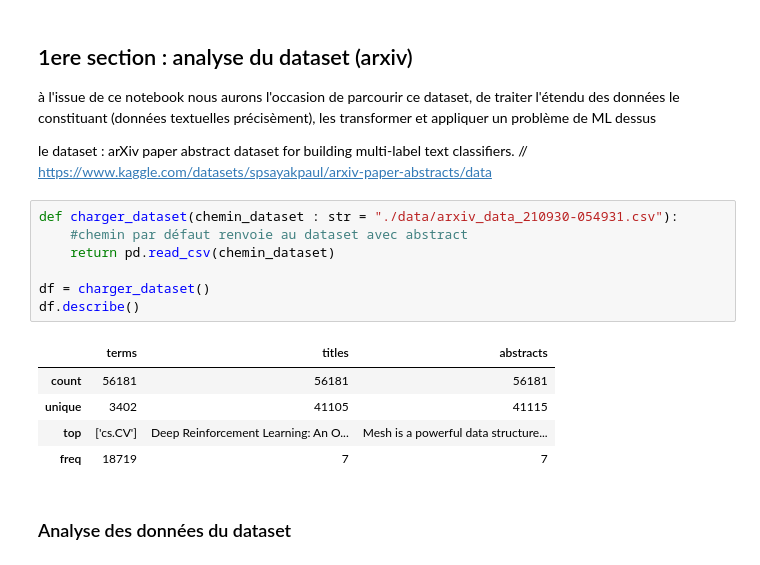
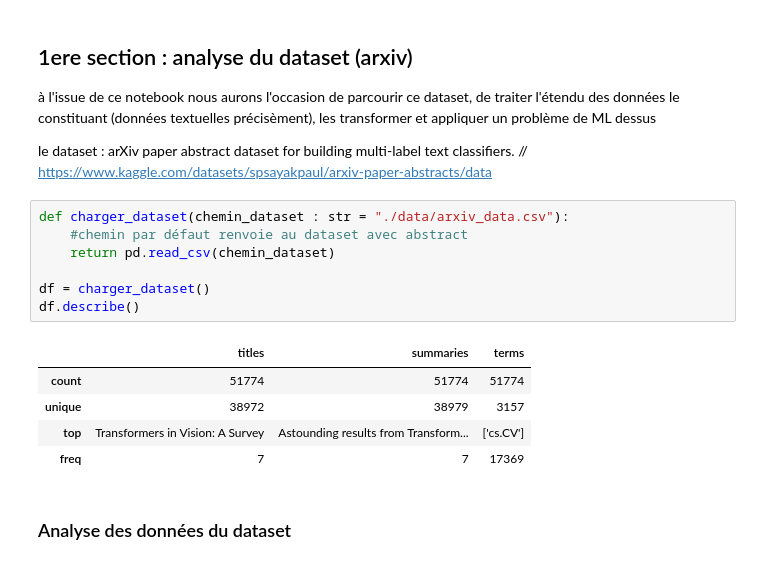
Before and after one commit to RayanMokhtar/text_processing_articles_recherche, a Jupyter notebook: text_processing_arxiv.ipynb, the cells around one changed output. Cells and saved outputs as stored; diff of their text form.

```diff
--- a/text_processing_arxiv.ipynb
+++ b/text_processing_arxiv.ipynb
@@ -12,18 +12,18 @@ import ast
 
 le dataset : arXiv paper abstract dataset for building multi-label text classifiers. // https://www.kaggle.com/datasets/spsayakpaul/arxiv-paper-abstracts/data
 # %%
-def charger_dataset(chemin_dataset : str = "./data/arxiv_data_210930-054931.csv"):
+def charger_dataset(chemin_dataset : str = "./data/arxiv_data.csv"):
     #chemin par défaut renvoie au dataset avec abstract
     return pd.read_csv(chemin_dataset)
 
 df = charger_dataset()
 df.describe()
 # %% [output]
-|  | terms | titles | abstracts |
-| count | 56181 | 56181 | 56181 |
-| unique | 3402 | 41105 | 41115 |
-| top | ['cs.CV'] | Deep Reinforcement Learning: An O... | Mesh is a powerful data structure... |
-| freq | 18719 | 7 | 7 |
+|  | titles | summaries | terms |
+| count | 51774 | 51774 | 51774 |
+| unique | 38972 | 38979 | 3157 |
+| top | Transformers in Vision: A Survey | Astounding results from Transform... | ['cs.CV'] |
+| freq | 7 | 7 | 17369 |
 # %% [markdown]
 ### Analyse des données du dataset
 # %%
```
Also changed, not shown: parts of 12 cells of this notebook.
